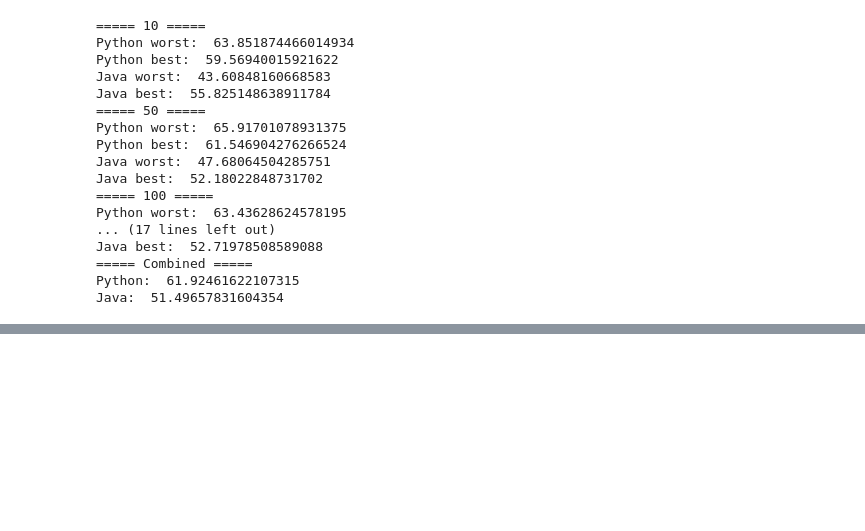
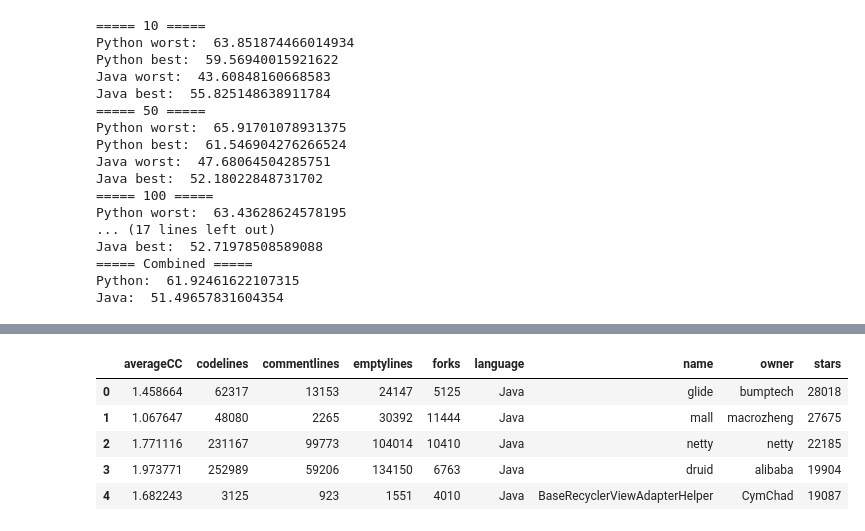
Before and after one commit to davedscl/AdvancedMethodsSe, a Jupyter notebook: evals.ipynb, the cells around one changed output, grey strips where cells are left out. Saved outputs shown, nothing was run; the diff lists cells and outputs as text; code cells hidden in the pictures; blank space fills up the shorter version.

Commit message:
Cyclomatic Complexity Java first 50 repositories

```diff
--- a/evals.ipynb
+++ b/evals.ipynb
@@ -6,6 +6,7 @@ df_python_worst = pd.read_json ('analysis_python_worst.json')
 df_python_best=pd.read_json ('analysis_python_best.json')
 df_java_worst=pd.read_json ('analysis_java_worst.json')
 df_java_best=pd.read_json ('analysis_java_best.json')
+df_java_cc= pd.read_json ('analysisJCC.json')
 df_java= df_java_best.append(df_java_worst, ignore_index=True)
 df_python= df_python_best.append(df_python_worst, ignore_index=True)
 # %%
@@ -90,3 +92,12 @@ fig.update_layout(barmode='group')
 fig.show()
 # %% [output]
 [interactive output not drawn]
+# %%
+df_java_cc.head()
+# %% [output]
+|  | averageCC | codelines | commentlines | emptylines | forks | language | name | owner | stars |
+| 0 | 1.458664 | 62317 | 13153 | 24147 | 5125 | Java | glide | bumptech | 28018 |
+| 1 | 1.067647 | 48080 | 2265 | 30392 | 11444 | Java | mall | macrozheng | 27675 |
+| 2 | 1.771116 | 231167 | 99773 | 104014 | 10410 | Java | netty | netty | 22185 |
+| 3 | 1.973771 | 252989 | 59206 | 134150 | 6763 | Java | druid | alibaba | 19904 |
+| 4 | 1.682243 | 3125 | 923 | 1551 | 4010 | Java | BaseRecyclerViewAdapterHelper | CymChad | 19087 |
```
Also changed, not shown: parts of 2 cells of this notebook, 3 other files.
